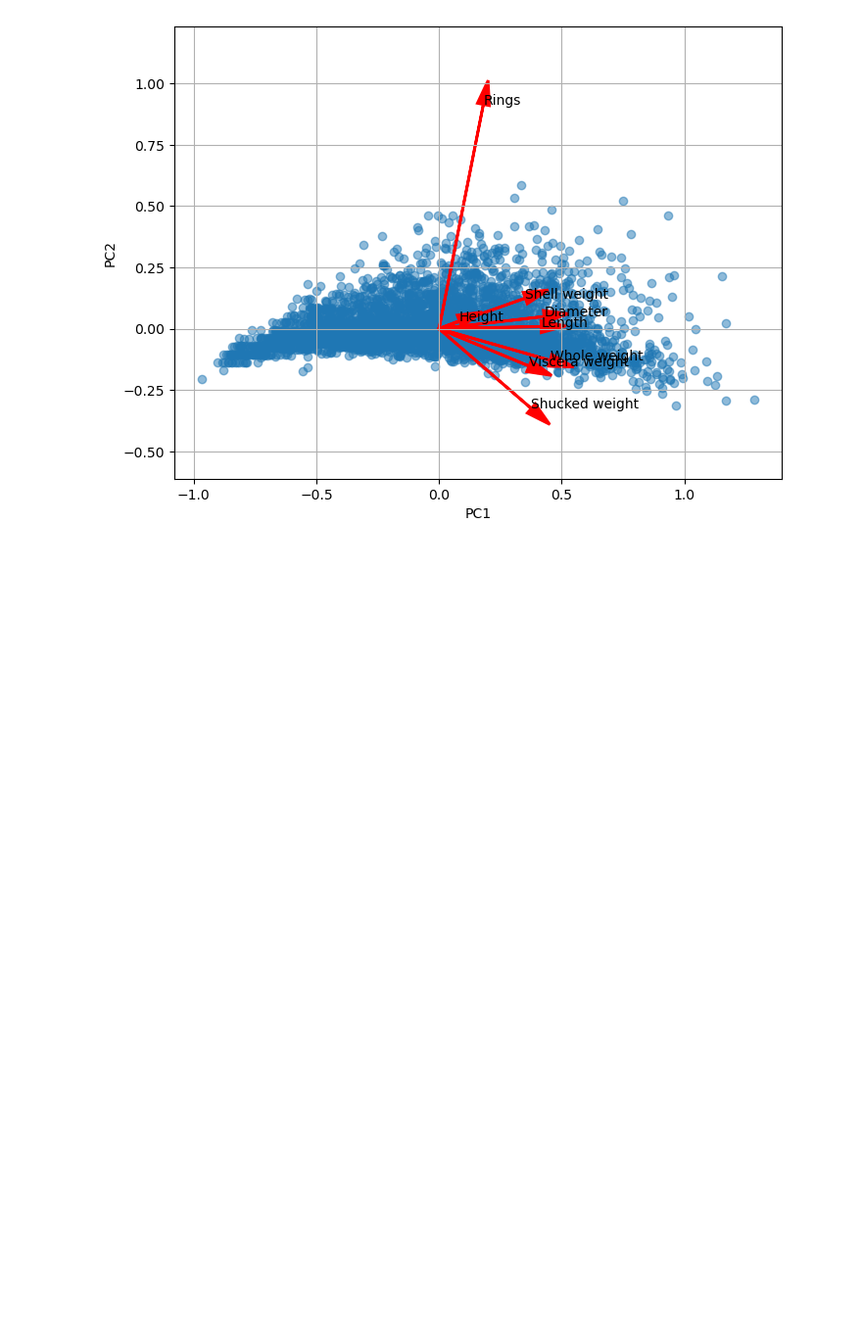
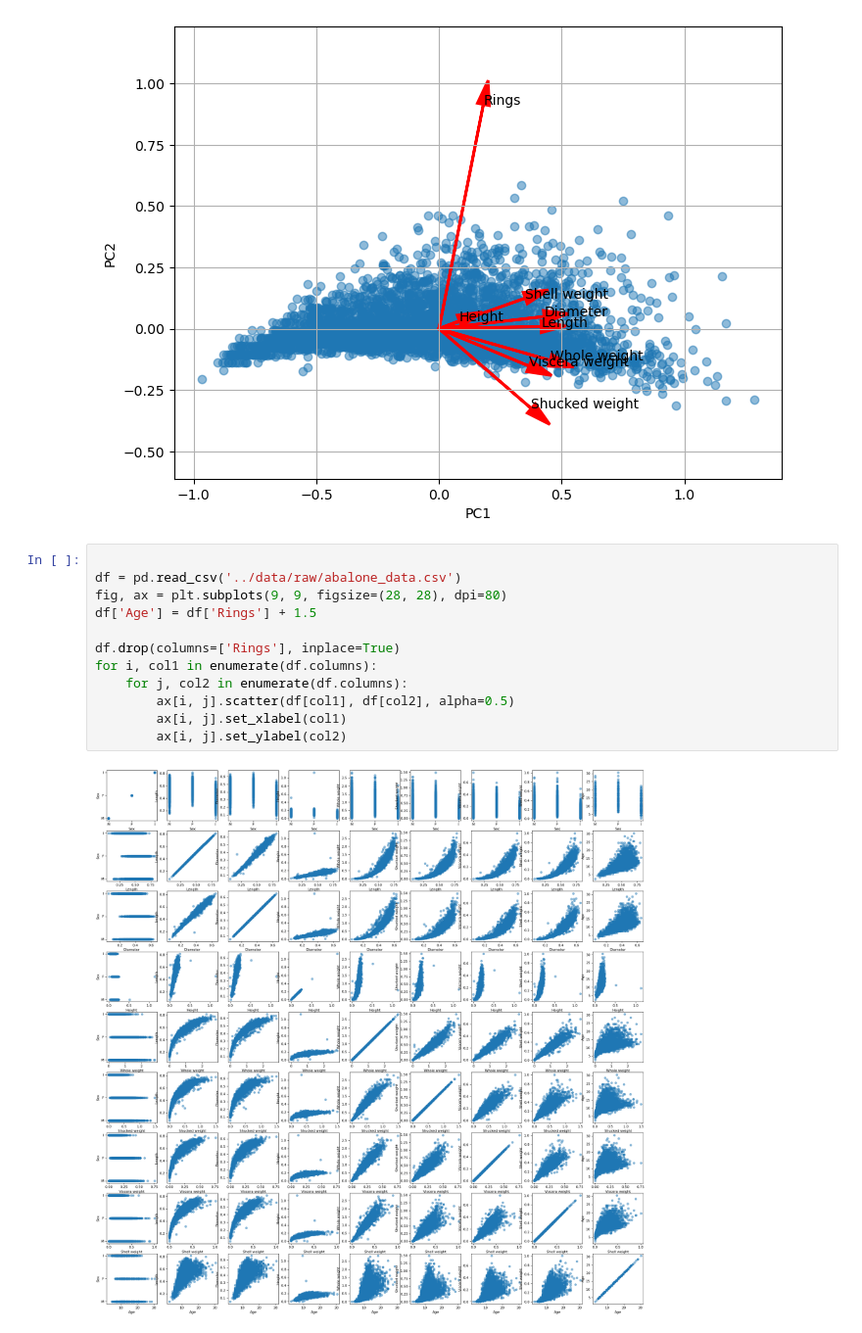
Before and after one commit to cyang2001/Probability, a Jupyter notebook: projetDS/notebooks/feature_selection_and_engineering.ipynb, the cells around one changed output. Shown at 98% size. Saved outputs shown, nothing was run; the diff lists cells and outputs as text; blank space fills up the shorter version.

```diff
--- a/projetDS/notebooks/feature_selection_and_engineering.ipynb
+++ b/projetDS/notebooks/feature_selection_and_engineering.ipynb
@@ -79,3 +79,17 @@ plt.axis('equal')
 plt.show()
 # %% [output]
 [figure]
+# %%
+
+df = pd.read_csv('../data/raw/abalone_data.csv')
+fig, ax = plt.subplots(9, 9, figsize=(28, 28), dpi=80)
+df['Age'] = df['Rings'] + 1.5
+
+df.drop(columns=['Rings'], inplace=True)
+for i, col1 in enumerate(df.columns):
+    for j, col2 in enumerate(df.columns):
+        ax[i, j].scatter(df[col1], df[col2], alpha=0.5)
+        ax[i, j].set_xlabel(col1)
+        ax[i, j].set_ylabel(col2)
+# %% [output]
+[figure, added]
```
